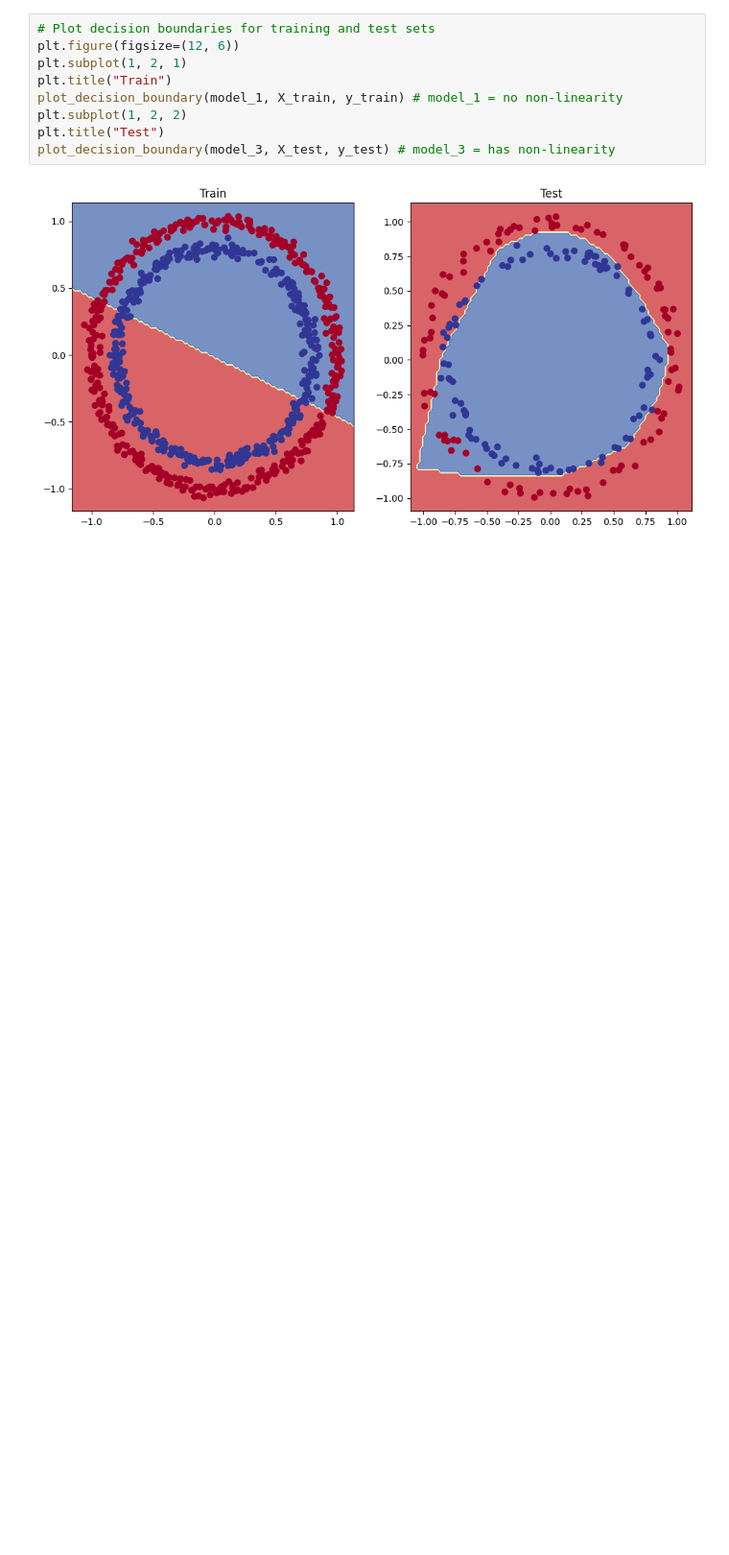
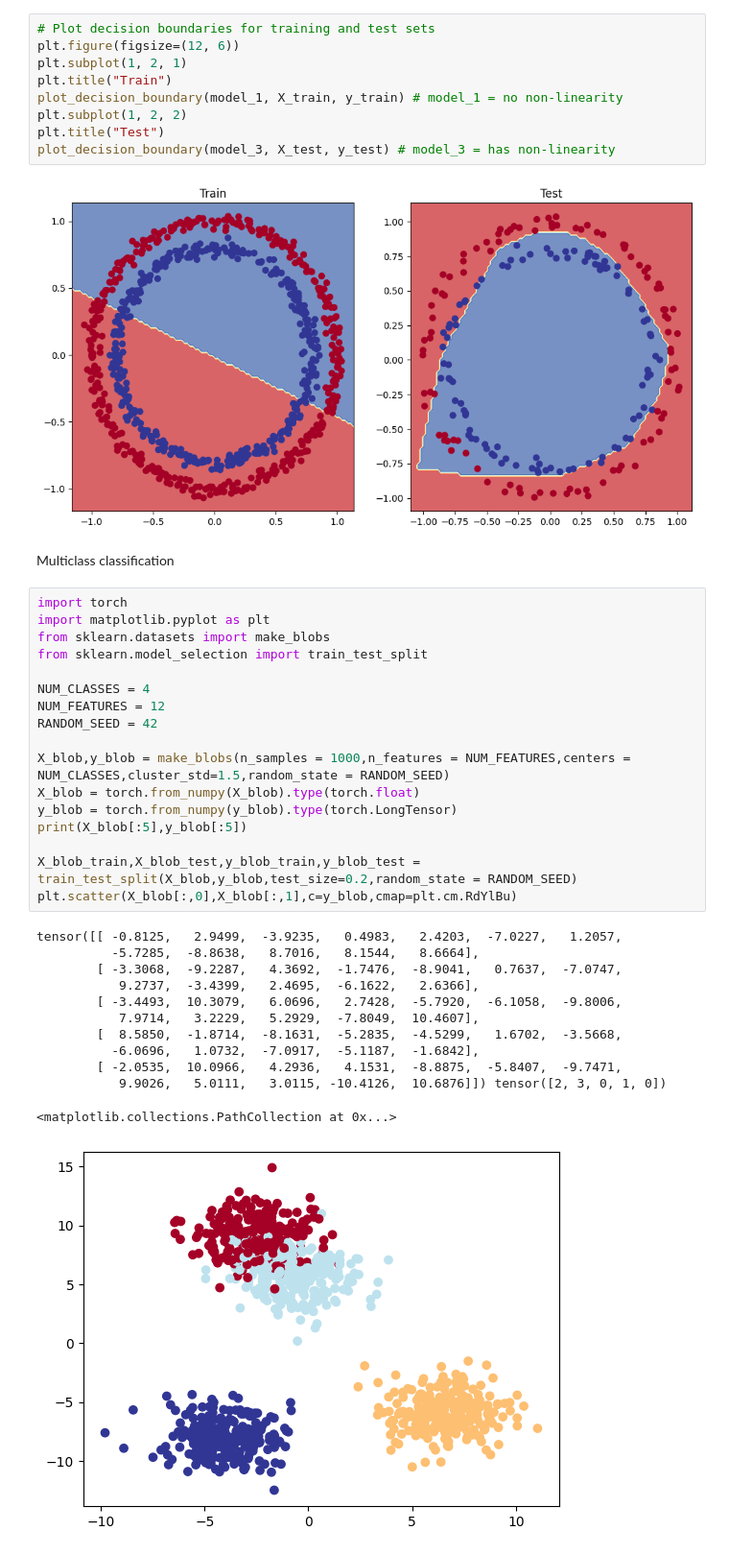
Before and after one commit to Jayasuryan0821-git/Pytorch_FreeCodeCamp, a Jupyter notebook: pytorch_classifier.ipynb, the cells around one changed output. Shown at 96% size. Saved outputs shown, nothing was run; the diff lists cells and outputs as text; blank space fills up the shorter version.

```diff
--- a/pytorch_classifier.ipynb
+++ b/pytorch_classifier.ipynb
@@ -548,3 +548,35 @@ plt.title("Test")
 plot_decision_boundary(model_3, X_test, y_test) # model_3 = has non-linearity
 # %% [output]
 [figure]
+# %% [markdown]
+Multiclass classification
+# %%
+import torch
+import matplotlib.pyplot as plt
+from sklearn.datasets import make_blobs
+from sklearn.model_selection import train_test_split
+
+NUM_CLASSES = 4
+NUM_FEATURES = 12
+RANDOM_SEED = 42
+
+X_blob,y_blob = make_blobs(n_samples = 1000,n_features = NUM_FEATURES,centers = NUM_CLASSES,cluster_std=1.5,random_state = RANDOM_SEED)
+X_blob = torch.from_numpy(X_blob).type(torch.float)
+y_blob = torch.from_numpy(y_blob).type(torch.LongTensor)
+print(X_blob[:5],y_blob[:5])
+
+X_blob_train,X_blob_test,y_blob_train,y_blob_test = train_test_split(X_blob,y_blob,test_size=0.2,random_state = RANDOM_SEED)
+plt.scatter(X_blob[:,0],X_blob[:,1],c=y_blob,cmap=plt.cm.RdYlBu)
+# %% [output]
+tensor([[ -0.8125,   2.9499,  -3.9235,   0.4983,   2.4203,  -7.0227,   1.2057,
+          -5.7285,  -8.8638,   8.7016,   8.1544,   8.6664],
+        [ -3.3068,  -9.2287,   4.3692,  -1.7476,  -8.9041,   0.7637,  -7.0747,
+           9.2737,  -3.4399,   2.4695,  -6.1622,   2.6366],
+        [ -3.4493,  10.3079,   6.0696,   2.7428,  -5.7920,  -6.1058,  -9.8006,
+           7.9714,   3.2229,   5.2929,  -7.8049,  10.4607],
+        [  8.5850,  -1.8714,  -8.1631,  -5.2835,  -4.5299,   1.6702,  -3.5668,
+          -6.0696,   1.0732,  -7.0917,  -5.1187,  -1.6842],
+        [ -2.0535,  10.0966,   4.2936,   4.1531,  -8.8875,  -5.8407,  -9.7471,
+           9.9026,   5.0111,   3.0115, -10.4126,  10.6876]]) tensor([2, 3, 0, 1, 0])
+<matplotlib.collections.PathCollection at 0x...>
+[figure, added]
```
Also changed, not shown: parts of 12 cells of this notebook.
